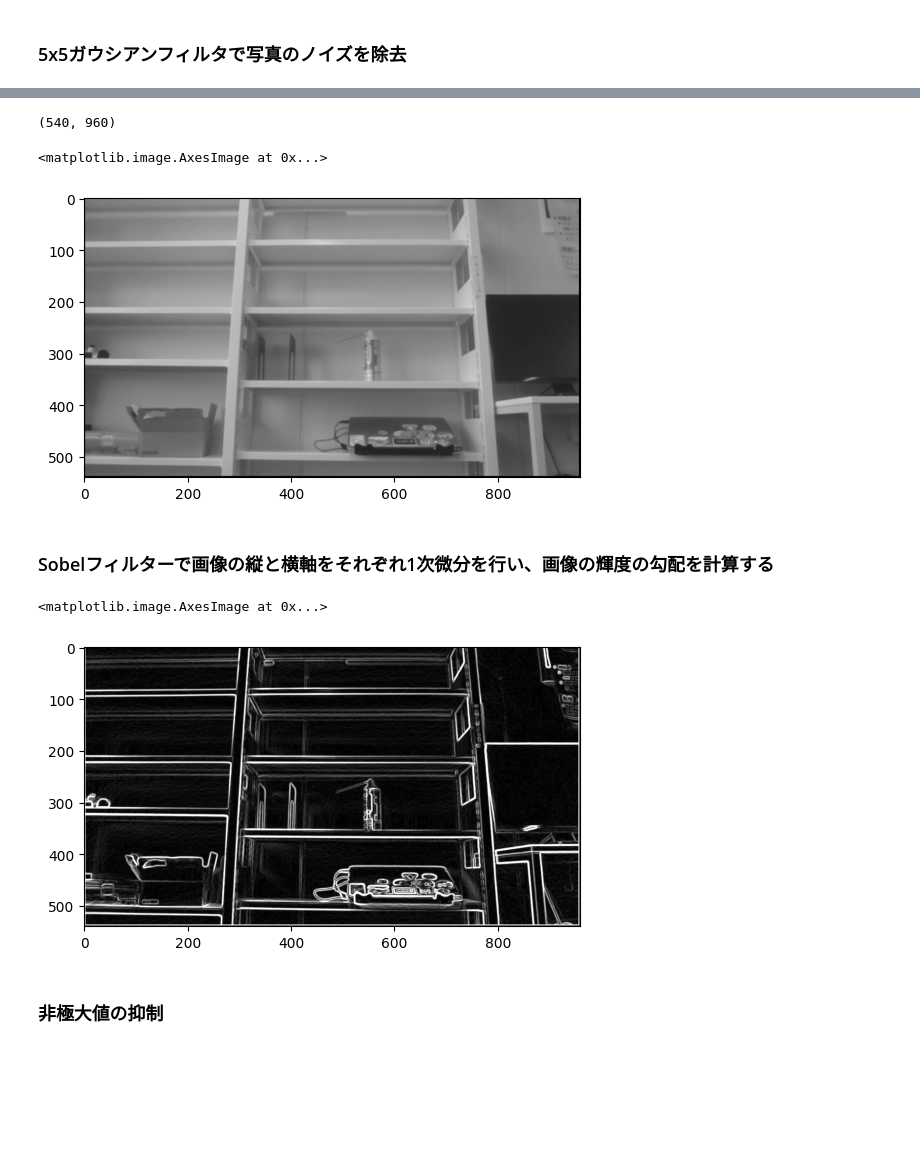
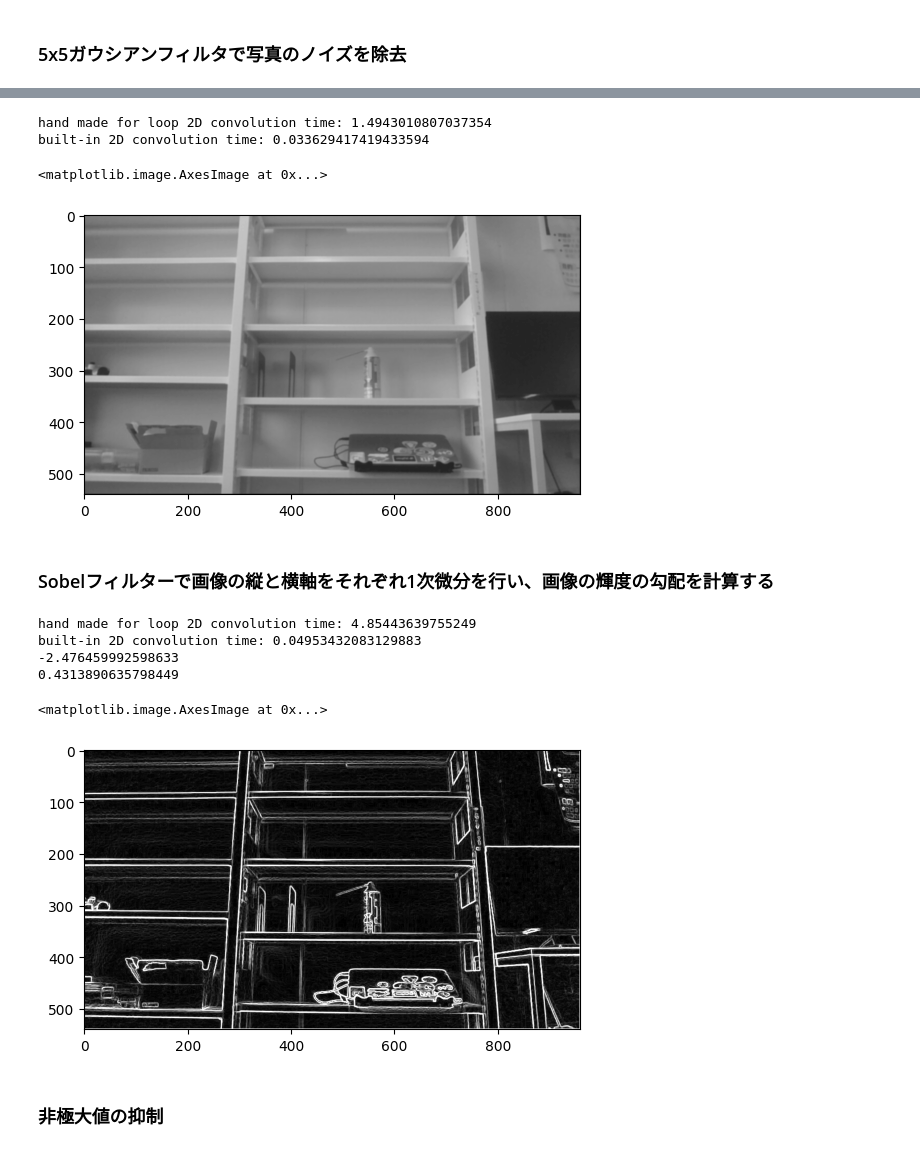
Before and after one commit to anhquan18/canny_edge_detection, a Jupyter notebook: canny_edge_detector.ipynb, the cells around one changed output, grey strips where cells are left out. Cells and saved outputs as stored; diff of their text form; code cells hidden in the pictures; blank space fills up the shorter version.

Commit message:
add built-in 2d convolution function for gaussian blurr filter and sobel operator

```diff
--- a/canny_edge_detector.ipynb
+++ b/canny_edge_detector.ipynb
@@ -85,48 +87,80 @@ print(gausian_filter)
 # %%
 smooth_gray_image = np.zeros(gray_image.shape)
 
+# for loop 2D convolution
+start = time.time()
 for h in range(2, img_height-2):
     for w in range(2, img_width-2):
-        smooth_gray_image[h, w] = (gray_image[h-2:h+3, w-2:w+3] * gausian_filter).sum()
+        smooth_gray_image[h, w] = (gray_image[h-2:h+3, w-2:w+3] * gaussian_filter).sum()
+for_loop_time = time.time() - start
 
-print(smooth_gray_image.shape)
+# scipy.signal function 2D convolution
+start = time.time()
+smooth_gray_image = signal.convolve2d(gray_image, gaussian_filter, mode="same", boundary="fill", fillvalue=0)
+builtin_time = time.time() - start
+
+print("hand made for loop 2D convolution time:", for_loop_time)
+print("built-in 2D convolution time:", builtin_time)
+
 plt.imshow(smooth_gray_image, cmap='gray', vmin=0.0, vmax=255.0)
 # %% [output]
-(540, 960)
+hand made for loop 2D convolution time: 1.4943010807037354
+built-in 2D convolution time: 0.033629417419433594
 <matplotlib.image.AxesImage at 0x...>
 [figure]
 # %% [markdown]
 ### Sobelフィルターで画像の縦と横軸をそれぞれ1次微分を行い、画像の輝度の勾配を計算する
 # %%
-sobel_row = np.array([[-1, 0, 1],
+sobel_col = np.array([[-1, 0, 1],
                      [-2, 0, 2],
                      [-1, 0, 1]])
-sobel_col = np.array([[-1, -2, -1],
+sobel_row = np.array([[-1, -2, -1],
                       [0, 0, 0],
                       [1, 2, 1]])
 
 image_gradient_intensity = np.zeros(smooth_gray_image.shape)
-image_gradient_angle = np.zeros(smooth_gray_image.shape)
+image_gradient_angle1 = np.zeros(smooth_gray_image.shape)
 
+# hand made for loop sobel
+start = time.time()
 for row in range(1, img_height-1, 1):
     for col in range(1, img_width-1, 1):
+        gradient_col = (smooth_gray_image[row-1:row+2, col-1:col+2] * sobel_col).sum()
         gradient_row = (smooth_gray_image[row-1:row+2, col-1:col+2] * sobel_row).sum()
-        gradient_col = (smooth_gray_image[row-1:row+2, col-1:col+2] * sobel_col).sum()
 
         image_gradient_intensity[row, col] = np.sqrt(gradient_row**2 + gradient_col**2)
-        image_gradient_angle[row, col] = np.arctan2(gradient_col, gradient_row)
+        image_gradient_angle1[row, col] = np.arctan2(gradient_row, gradient_col)
+for_loop_time = time.time() - start
+
+# scipy signal 2D convolution sobel
+start = time.time()
+
+gradient_col = signal.convolve2d(gray_image, sobel_col, mode="same", boundary="fill", fillvalue=0)
+gradient_row = signal.convolve2d(gray_image, sobel_row, mode="same", boundary="fill", fillvalue=0)
+
+image_gradient_intensity = np.hypot(gradient_row, gradient_col)
+image_gradient_angle = np.arctan2(gradient_row, gradient_col)
+
+builtin_time = time.time() - start
 
 # 勾配の値をスケールする、大きな値がより大きくする
 gradient_scale = 2
 image_gradient_intensity *= gradient_scale
 
 # 255を超えた値を255にする
 image_gradient_intensity[(image_gradient_intensity > 255)] = 255
 
+print("hand made for loop 2D convolution time:", for_loop_time)
+print("built-in 2D convolution time:", builtin_time)
+
 plt.imshow(image_gradient_intensity, cmap='gray', vmin=0.0, vmax=255.0)
 # %% [output]
-<matplotlib.image.AxesImage at 0x...>
+hand made for loop 2D convolution time: 4.85443639755249
+built-in 2D convolution time: 0.04953432083129883
+-2.476459992598633
+0.4313890635798449
+<matplotlib.image.AxesImage at 0x...>
-[figure, old version]
+[figure, new version]
 # %% [markdown]
 ### 非極大値の抑制
 # %%
```
Also changed, not shown: parts of 12 cells of this notebook.
